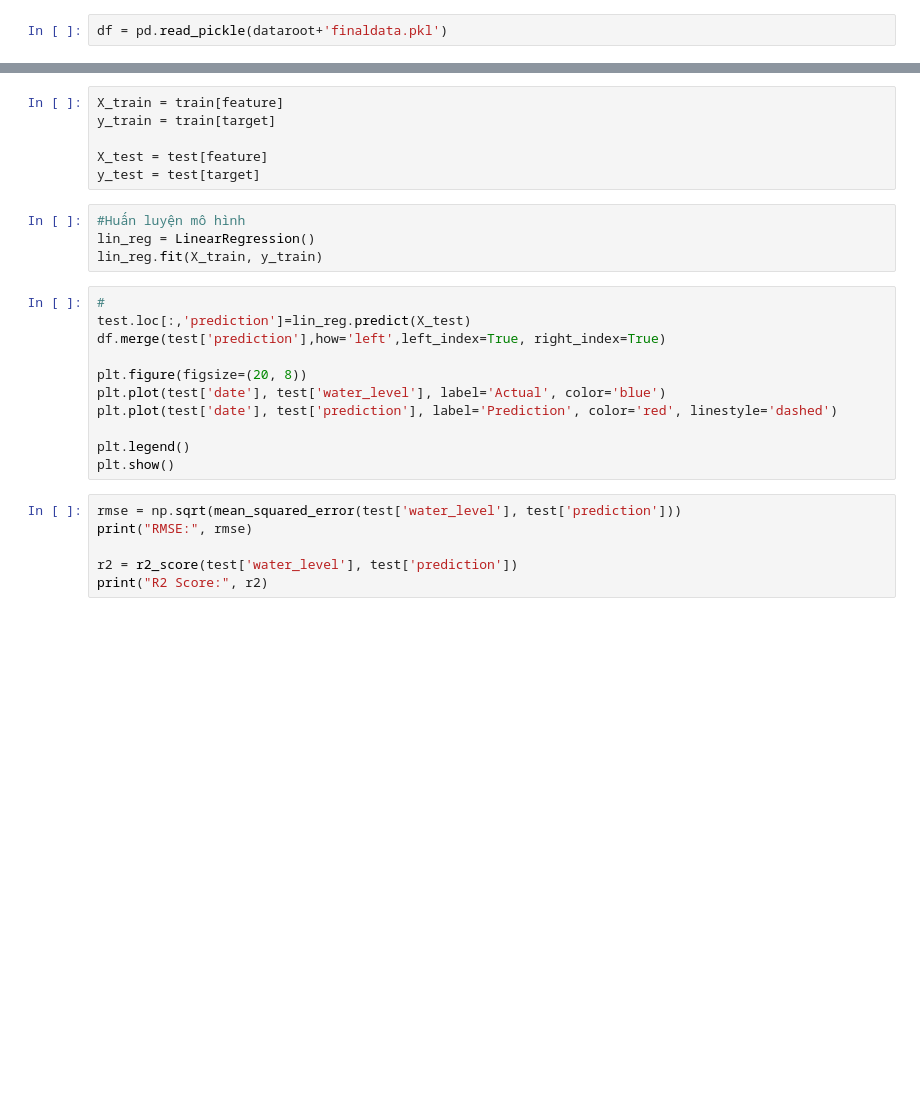
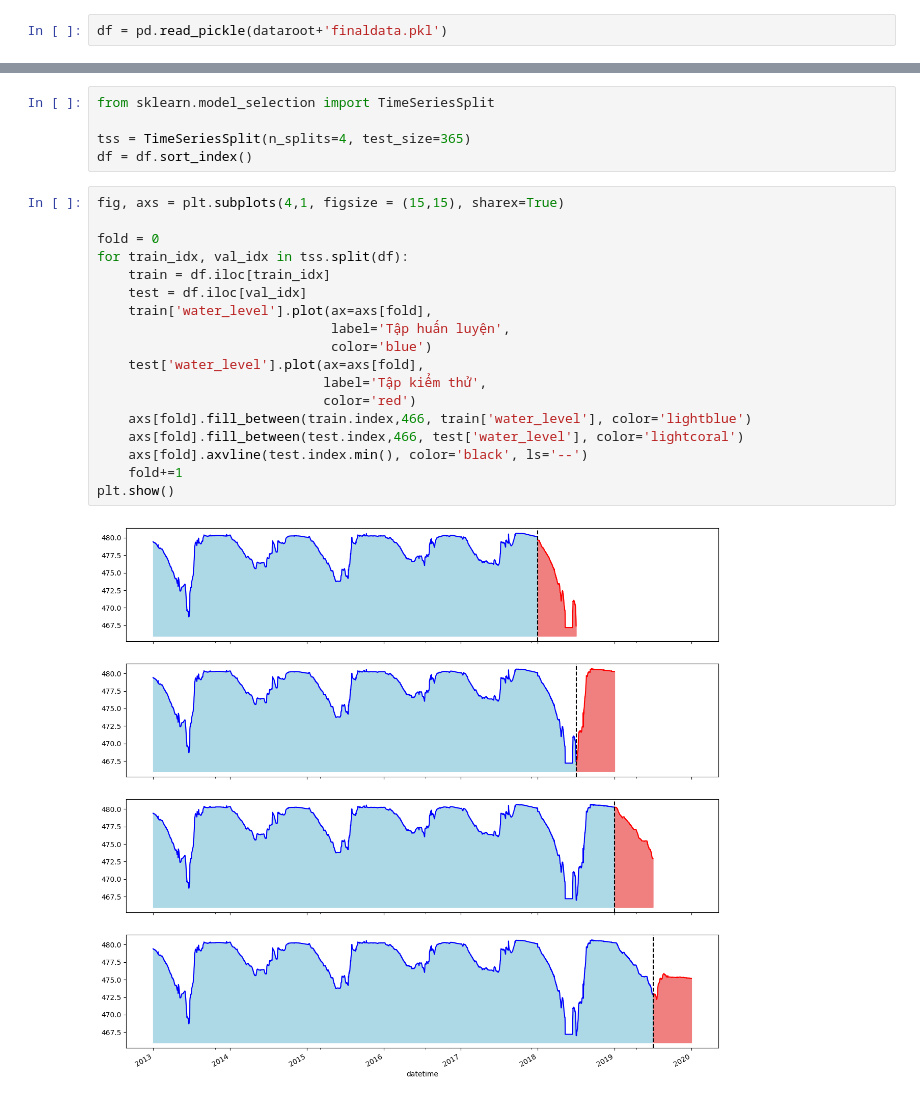
Before and after one commit to Hantuna8459/WaterLevelPrediction_SelectingModel, a Jupyter notebook: LinearRegression.ipynb, the cells around one changed output, grey strips where cells are left out. Drawn from its saved outputs; the diff is of its cells as text; blank space fills up the shorter version.

```diff
--- a/LinearRegression.ipynb
+++ b/LinearRegression.ipynb
@@ -38,27 +10,25 @@ target = 'water_level'
-# %%
-X_train = train[feature]
-y_train = train[target]
-
-X_test = test[feature]
-y_test = test[target]
-# %%
-#Huấn luyện mô hình
-lin_reg = LinearRegression()
-lin_reg.fit(X_train, y_train)
-# %%
-#
-test.loc[:,'prediction']=lin_reg.predict(X_test)
-df.merge(test['prediction'],how='left',left_index=True, right_index=True)
-
-plt.figure(figsize=(20, 8))
-plt.plot(test['date'], test['water_level'], label='Actual', color='blue')
-plt.plot(test['date'], test['prediction'], label='Prediction', color='red', linestyle='dashed')
-
-plt.legend()
-plt.show()
-# %%
-rmse = np.sqrt(mean_squared_error(test['water_level'], test['prediction']))
-print("RMSE:", rmse)
-
-r2 = r2_score(test['water_level'], test['prediction'])
-print("R2 Score:", r2)
+# %%
+from sklearn.model_selection import TimeSeriesSplit
+
+tss = TimeSeriesSplit(n_splits=4, test_size=365)
+df = df.sort_index()
+# %%
+fig, axs = plt.subplots(4,1, figsize = (15,15), sharex=True)
+
+fold = 0
+for train_idx, val_idx in tss.split(df):
+    train = df.iloc[train_idx]
+    test = df.iloc[val_idx]
+    train['water_level'].plot(ax=axs[fold],
+                              label='Tập huấn luyện',
+                              color='blue')
+    test['water_level'].plot(ax=axs[fold],
+                             label='Tập kiểm thử',
+                             color='red')
+    axs[fold].fill_between(train.index,466, train['water_level'], color='lightblue')
+    axs[fold].fill_between(test.index,466, test['water_level'], color='lightcoral')
+    axs[fold].axvline(test.index.min(), color='black', ls='--')
+    fold+=1
+plt.show()
+# %% [output]
+[figure, added]
```
Also changed, not shown: parts of 7 cells of this notebook, 2 other files.
